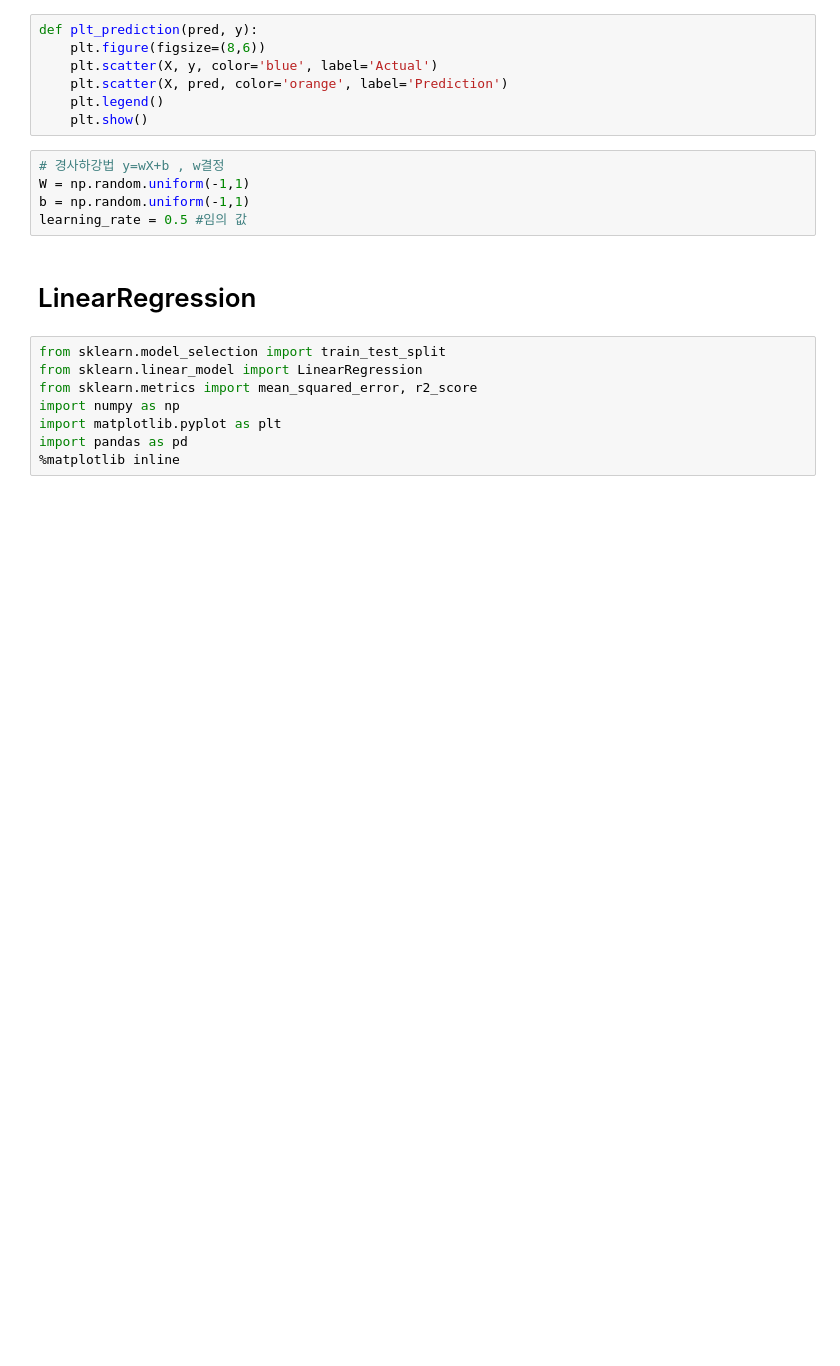
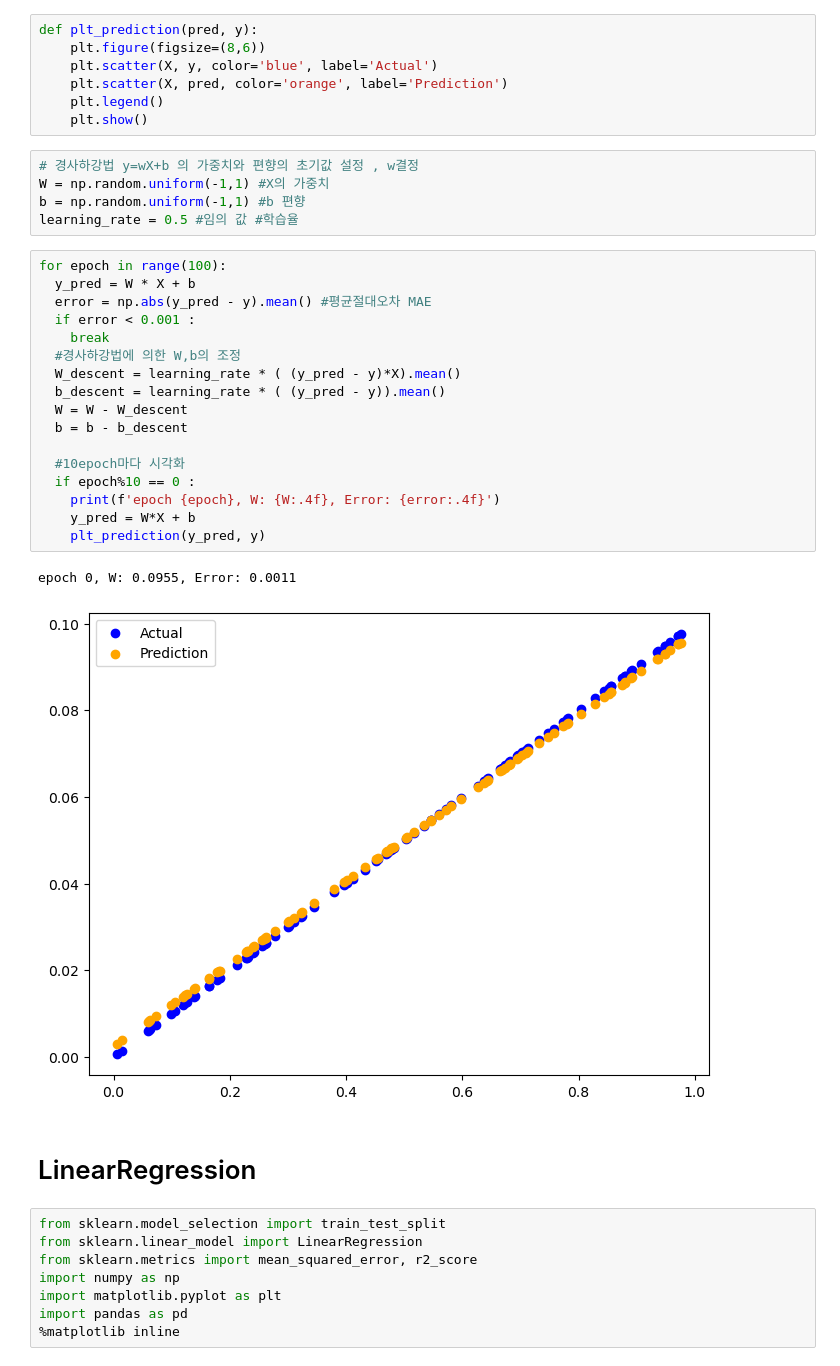
Before and after one commit to blackhole-24/hipython, a Jupyter notebook: ml/6_회귀모델.ipynb, the cells around one changed output. Drawn from its saved outputs; the diff is of its cells as text; blank space fills up the shorter version.

```diff
--- a/ml/6_회귀모델.ipynb
+++ b/ml/6_회귀모델.ipynb
@@ -16,10 +19,30 @@ def plt_prediction(pred, y):
     plt.legend()
     plt.show()
 # %%
-# 경사하강법 y=wX+b , w결정
-W = np.random.uniform(-1,1)
-b = np.random.uniform(-1,1)
-learning_rate = 0.5 #임의 값
+# 경사하강법 y=wX+b 의 가중치와 편향의 초기값 설정 , w결정
+W = np.random.uniform(-1,1) #X의 가중치
+b = np.random.uniform(-1,1) #b 편향
+learning_rate = 0.5 #임의 값 #학습율
+# %%
+for epoch in range(100):
+  y_pred = W * X + b
+  error = np.abs(y_pred - y).mean() #평균절대오차 MAE
+  if error < 0.001 :
+    break
+  #경사하강법에 의한 W,b의 조정
+  W_descent = learning_rate * ( (y_pred - y)*X).mean()
+  b_descent = learning_rate * ( (y_pred - y)).mean()
+  W = W - W_descent
+  b = b - b_descent
+
+  #10epoch마다 시각화
+  if epoch%10 == 0 :
+    print(f'epoch {epoch}, W: {W:.4f}, Error: {error:.4f}')
+    y_pred = W*X + b
+    plt_prediction(y_pred, y)
+# %% [output]
+epoch 0, W: 0.0955, Error: 0.0011
+[figure, added]
 # %% [markdown]
 # LinearRegression
 # %%
```
Also changed, not shown: parts of 24 cells of this notebook.
